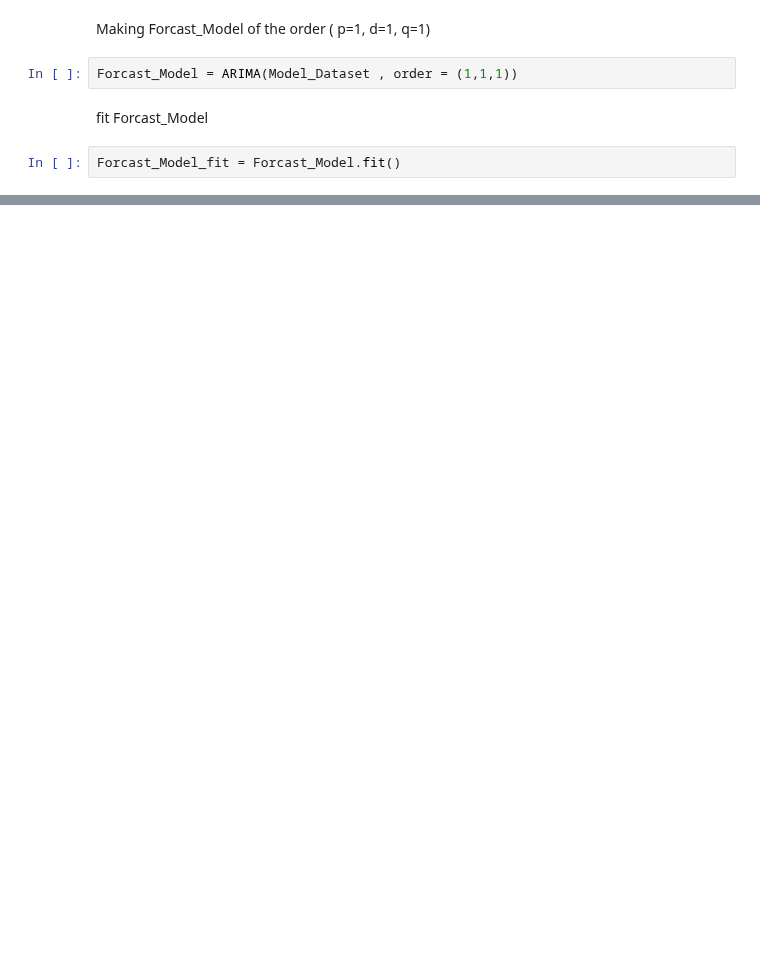
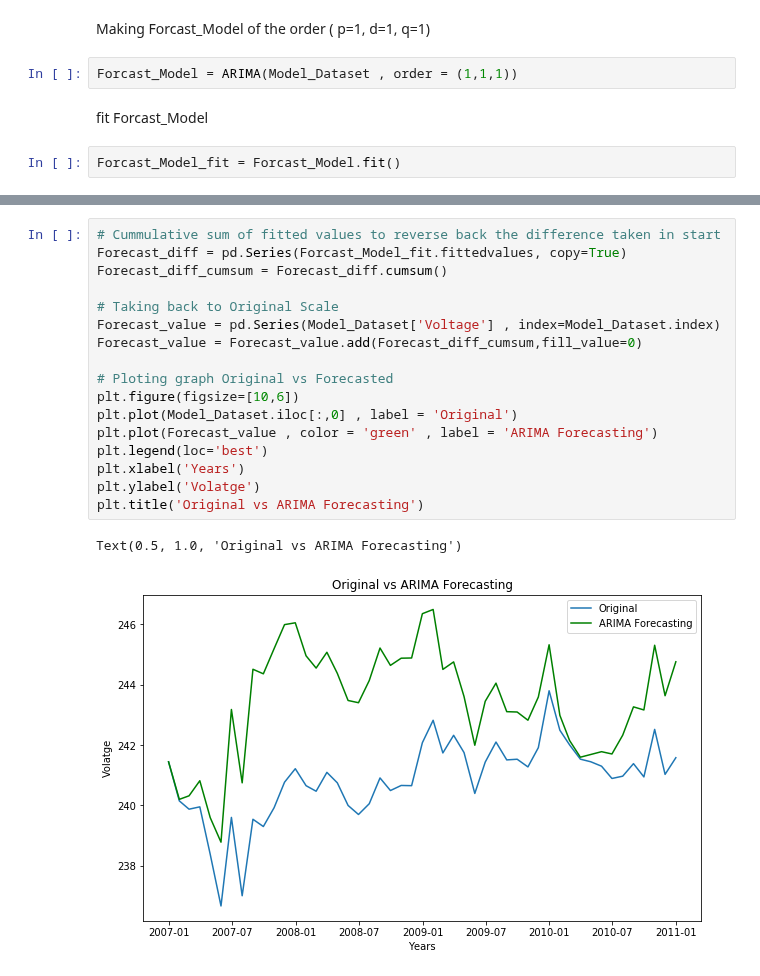
Before and after one commit to SSehrawat1720/ML-Projects, a Jupyter notebook: Time Series Forecasting France House Energy.ipynb, the cells around one changed output, grey strips where cells are left out. Saved outputs shown, nothing was run; the diff lists cells and outputs as text; blank space fills up the shorter version.

```diff
--- a/Time Series Forecasting France House Energy.ipynb
+++ b/Time Series Forecasting France House Energy.ipynb
@@ -512,0 +631,20 @@ Forcast_Model_fit = Forcast_Model.fit()
+# %%
+# Cummulative sum of fitted values to reverse back the difference taken in start
+Forecast_diff = pd.Series(Forcast_Model_fit.fittedvalues, copy=True)
+Forecast_diff_cumsum = Forecast_diff.cumsum()
+
+# Taking back to Original Scale
+Forecast_value = pd.Series(Model_Dataset['Voltage'] , index=Model_Dataset.index)
+Forecast_value = Forecast_value.add(Forecast_diff_cumsum,fill_value=0)
+
+# Ploting graph Original vs Forecasted
+plt.figure(figsize=[10,6])
+plt.plot(Model_Dataset.iloc[:,0] , label = 'Original')
+plt.plot(Forecast_value , color = 'green' , label = 'ARIMA Forecasting')
+plt.legend(loc='best')
+plt.xlabel('Years')
+plt.ylabel('Volatge')
+plt.title('Original vs ARIMA Forecasting')
+# %% [output]
+Text(0.5, 1.0, 'Original vs ARIMA Forecasting')
+[figure, added]
```
Also changed, not shown: parts of 30 cells of this notebook.
